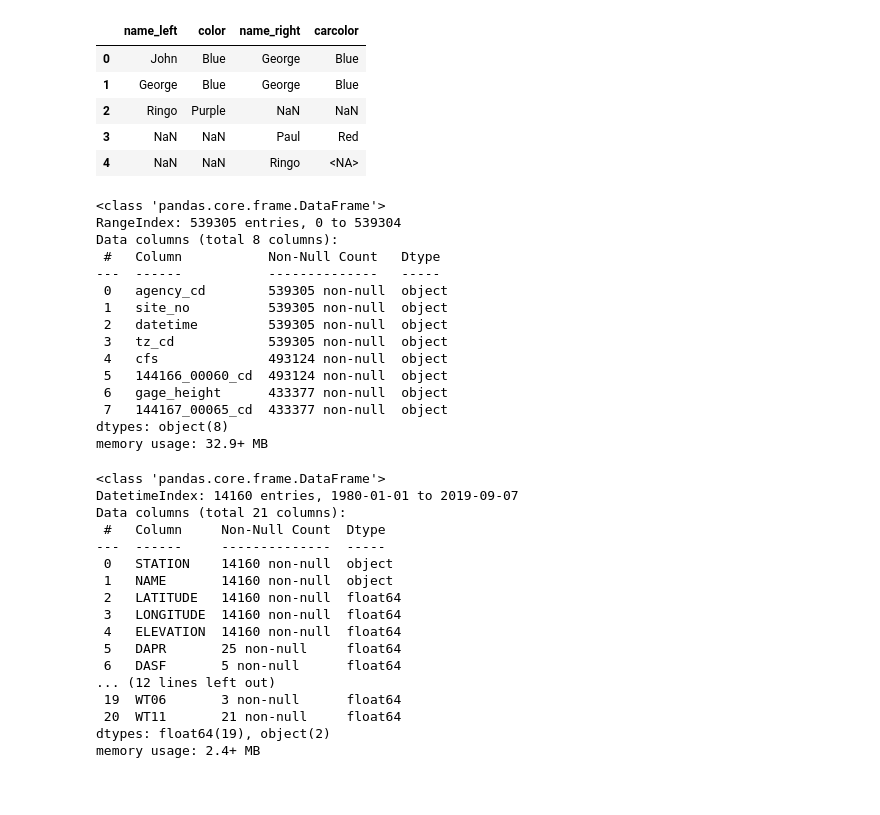
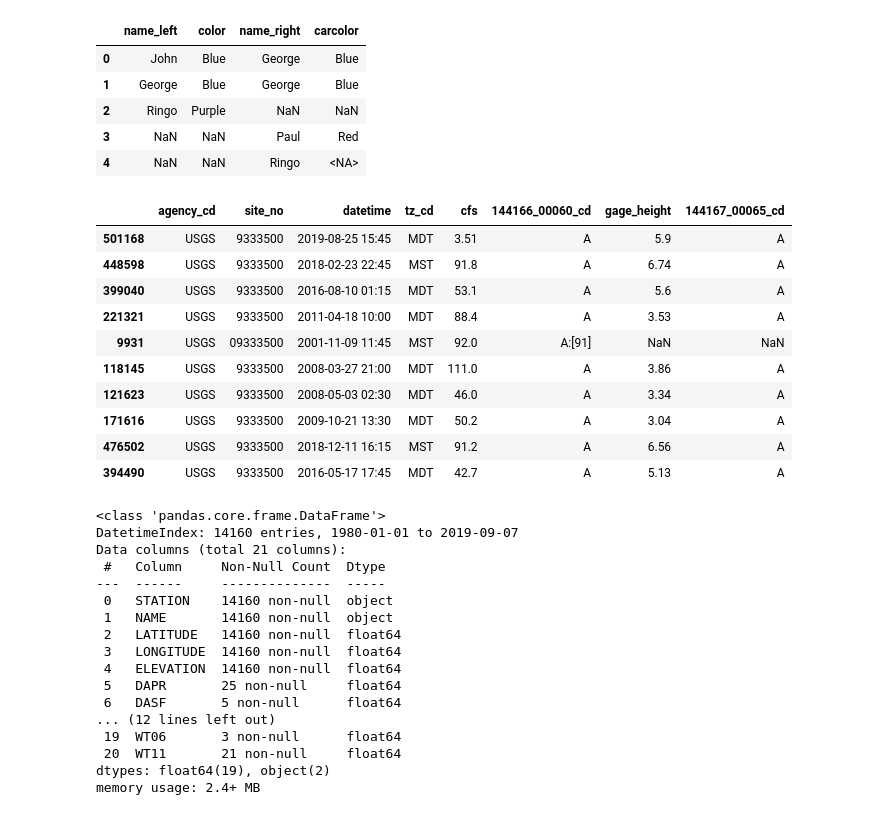
Before and after one commit to zhefeng687/effective_pandas, a Jupyter notebook: code/pandas_practice.ipynb, the cells around one changed output. Saved outputs shown, nothing was run; the diff lists cells and outputs as text; code cells hidden in the pictures; blank space fills up the shorter version.

```diff
--- a/code/pandas_practice.ipynb
+++ b/code/pandas_practice.ipynb
@@ -799,42 +799,38 @@ print(df2)
 # %%
 import pandas as pd
 
 pd.set_option('display.max_columns' , None)
 pd.set_option('display.max_rows' , None)
 pd.set_option('display.max_colwidth', None)
 
 pd.options.mode.copy_on_write=True
 
 
 url = 'https://github.com/mattharrison/datasets/raw/master/data/dirtydevil.txt'
 
 df = (pd.read_csv(url, skiprows=34, sep='\t')
 		.drop(index=0)
         .reset_index(drop=True)
         .rename(columns={'144166_00060': 'cfs',
 						'144167_00065': 'gage_height'})
         # .assign(datetime=pd.to )
 
 
 
 )
-df.info()
+df.sample(10)
 # %% [output]
-<class 'pandas.core.frame.DataFrame'>
-RangeIndex: 539305 entries, 0 to 539304
-Data columns (total 8 columns):
- #   Column           Non-Null Count   Dtype
----  ------           --------------   -----
- 0   agency_cd        539305 non-null  object
- 1   site_no          539305 non-null  object
- 2   datetime         539305 non-null  object
- 3   tz_cd            539305 non-null  object
- 4   cfs              493124 non-null  object
- 5   144166_00060_cd  493124 non-null  object
- 6   gage_height      433377 non-null  object
- 7   144167_00065_cd  433377 non-null  object
-dtypes: object(8)
-memory usage: 32.9+ MB
+|  | agency_cd | site_no | datetime | tz_cd | cfs | 144166_00060_cd | gage_height | 144167_00065_cd |
+| 501168 | USGS | 9333500 | 2019-08-25 15:45 | MDT | 3.51 | A | 5.9 | A |
+| 448598 | USGS | 9333500 | 2018-02-23 22:45 | MST | 91.8 | A | 6.74 | A |
+| 399040 | USGS | 9333500 | 2016-08-10 01:15 | MDT | 53.1 | A | 5.6 | A |
+| 221321 | USGS | 9333500 | 2011-04-18 10:00 | MDT | 88.4 | A | 3.53 | A |
+| 9931 | USGS | 09333500 | 2001-11-09 11:45 | MST | 92.0 | A:[91] | NaN | NaN |
+| 118145 | USGS | 9333500 | 2008-03-27 21:00 | MDT | 111.0 | A | 3.86 | A |
+| 121623 | USGS | 9333500 | 2008-05-03 02:30 | MDT | 46.0 | A | 3.34 | A |
+| 171616 | USGS | 9333500 | 2009-10-21 13:30 | MDT | 50.2 | A | 3.04 | A |
+| 476502 | USGS | 9333500 | 2018-12-11 16:15 | MST | 91.2 | A | 6.56 | A |
+| 394490 | USGS | 9333500 | 2016-05-17 17:45 | MDT | 42.7 | A | 5.13 | A |
 # %%
 col = pd.Series([
     '2015-03-08 08:00:00+00:00',
```
Also changed, not shown: parts of 1 cell of this notebook.
